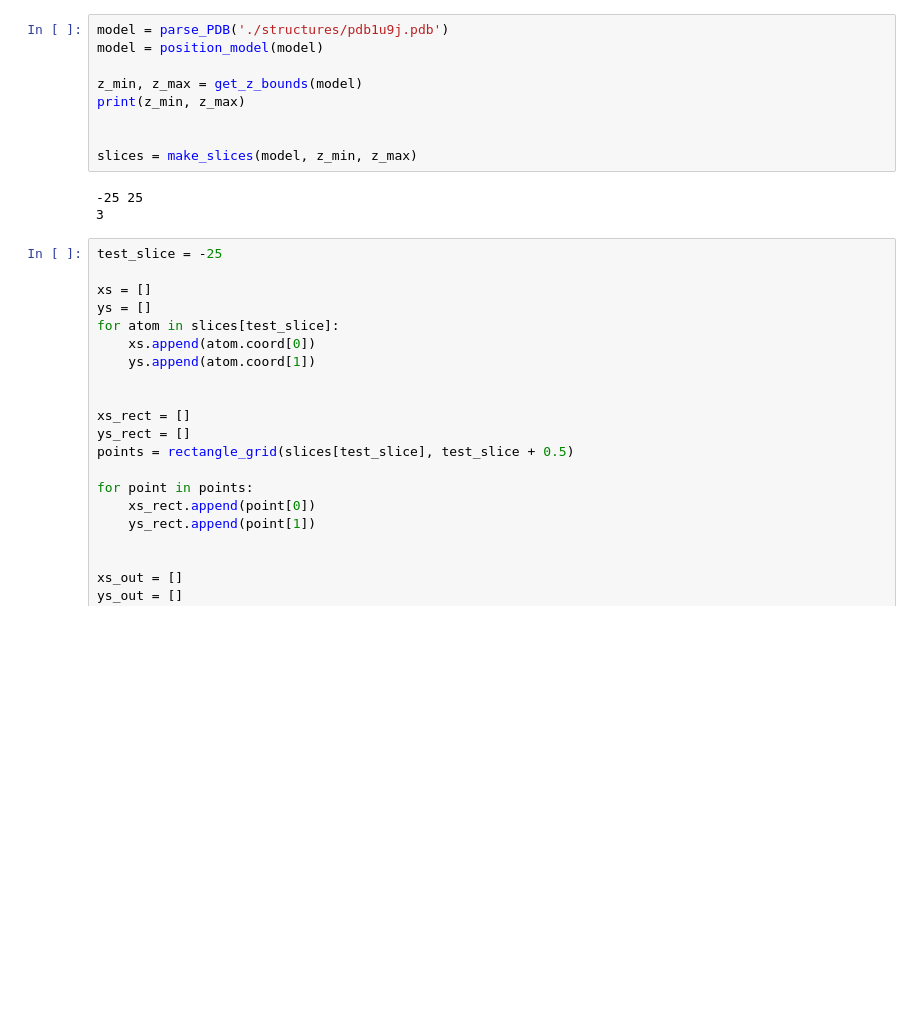
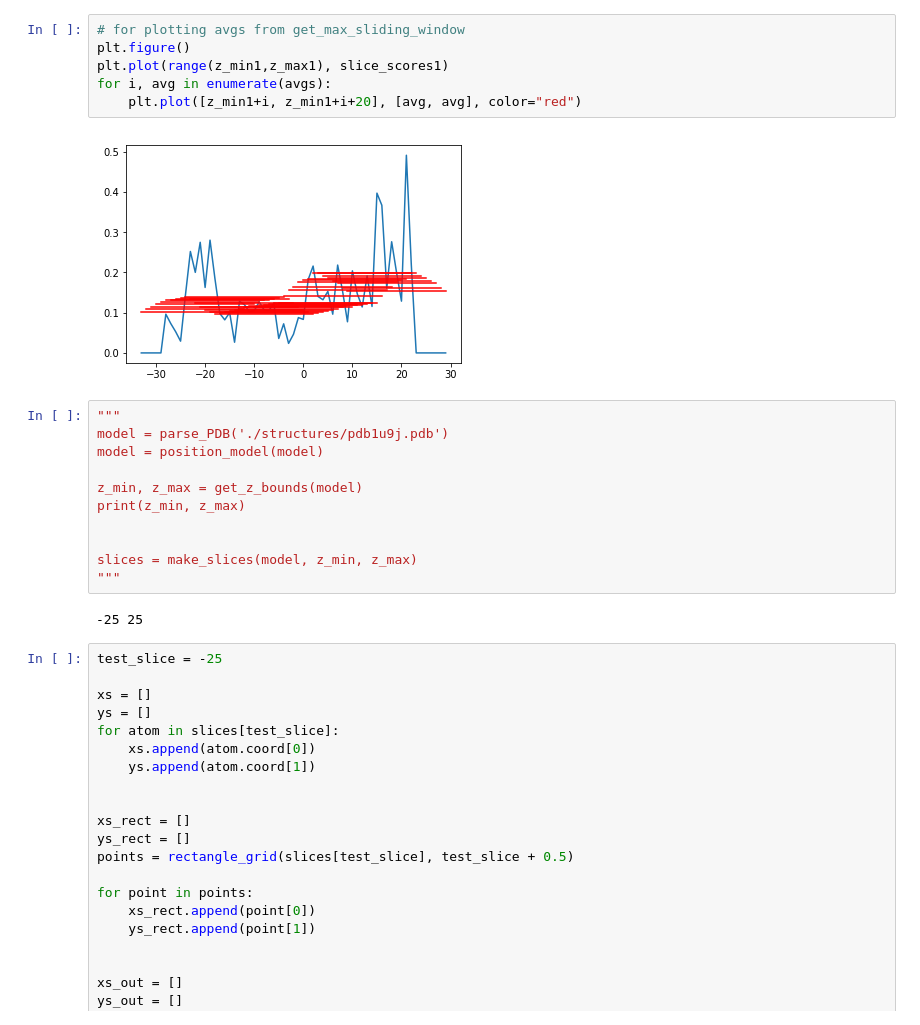
Before and after one commit to julianspaeth/transmembrane-identifier, a Jupyter notebook: q_value_calculation.ipynb, the cells around one changed output. Drawn from its saved outputs; the diff is of its cells as text; blank space fills up the shorter version.

```diff
--- a/q_value_calculation.ipynb
+++ b/q_value_calculation.ipynb
@@ -199,4 +48,13 @@ def get_outer_atoms(slice_list, rectangle_points):
+# %%
+# for plotting avgs from get_max_sliding_window
+plt.figure()
+plt.plot(range(z_min1,z_max1), slice_scores1)
+for i, avg in enumerate(avgs):
+    plt.plot([z_min1+i, z_min1+i+20], [avg, avg], color="red")
+# %% [output]
+[figure, added]
 # %%
+"""
 model = parse_PDB('./structures/pdb1u9j.pdb')
 model = position_model(model)
 
@@ -205,9 +63,9 @@ print(z_min, z_max)
 
 
 slices = make_slices(model, z_min, z_max)
+"""
 # %% [output]
 -25 25
-3
 # %%
 test_slice = -25
 
```
Also changed, not shown: parts of 17 cells of this notebook, 6 other files.
